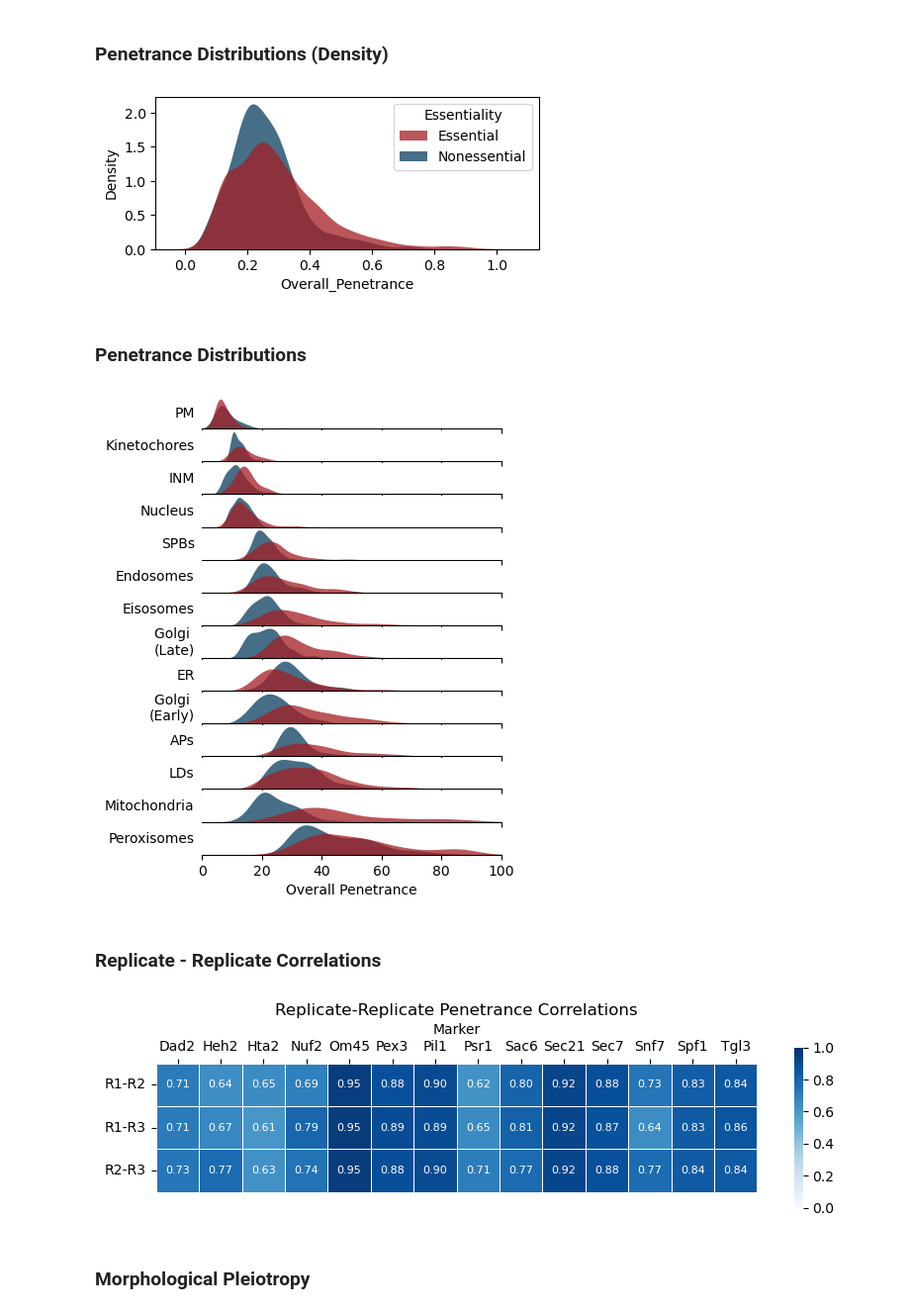
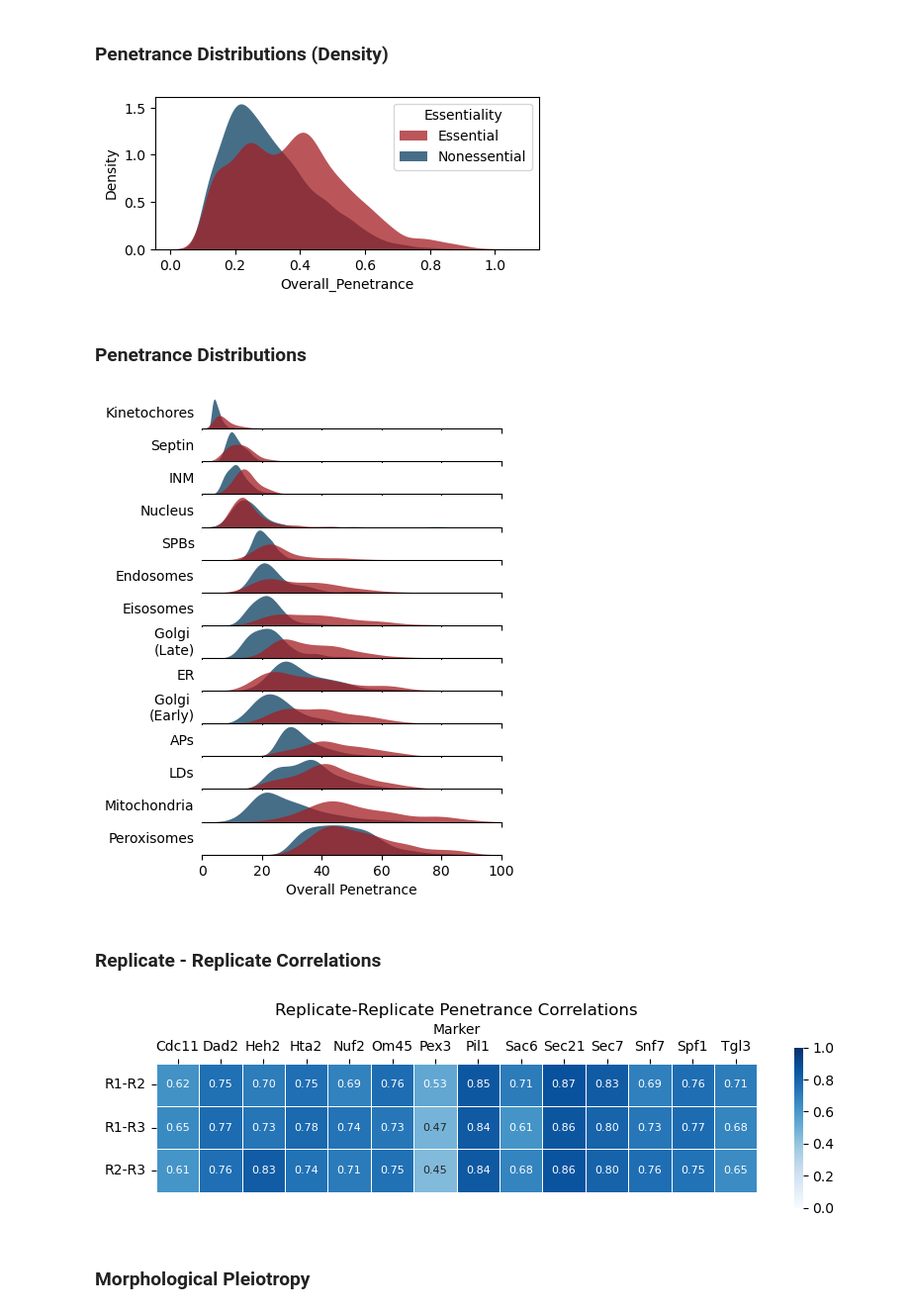
Before and after one commit to arsam-dj/MarkerProject, a Jupyter notebook: 12_make_plots_with_phenotype_data.ipynb, the cells around one changed output. Shown at 99% size. Cells and saved outputs as stored; diff of their text form; code cells hidden in the pictures.

```diff
--- a/12_make_plots_with_phenotype_data.ipynb
+++ b/12_make_plots_with_phenotype_data.ipynb
@@ -259,7 +303,7 @@ marker_dfs = []
 for marker in markers:
     marker_df = (
         pl
-        .read_excel(f"/home/alex/alex_files/markerproject_redux/strain_filtering/{phenotype_set}/filtered_strain_workbooks/{marker}_filtered_strains.xlsx", sheet_name="SheetD")
+        .read_excel(f"/home/alex/alex_files/markerproject_redux/strain_filtering/{phenotype_set}/filtered_strain_workbooks/{marker}_filtered_strains.xlsx", sheet_name=sheet_data)
         .select(["ORF", "Strain_ID"] + [pen_col_to_select])
         .filter(~pl.col("ORF").is_in(["YOR202W", "YMR271C"]))
         .rename({pen_col_to_select: marker})
@@ -350,7 +394,7 @@ for marker in markers:
 
     sheetD_ORFs =  (
         pl
-        .read_excel(f"/home/alex/alex_files/markerproject_redux/strain_filtering/{phenotype_set}/filtered_strain_workbooks/{marker}_filtered_strains.xlsx", sheet_name="SheetD")
+        .read_excel(f"/home/alex/alex_files/markerproject_redux/strain_filtering/{phenotype_set}/filtered_strain_workbooks/{marker}_filtered_strains.xlsx", sheet_name=sheet_data)
         .with_columns(
             (
                 pl
@@ -431,9 +475,9 @@ See https://github.com/pola-rs/polars/issues/22149 for more information.
 genes_causing_defects = []
 
 for marker in markers:
-    sheetD_ORFs =  (
+    sig_ORFs =  (
         pl
-        .read_excel(f"/home/alex/alex_files/markerproject_redux/strain_filtering/{phenotype_set}/filtered_strain_workbooks/{marker}_filtered_strains.xlsx", sheet_name="SheetD")
+        .read_excel(f"/home/alex/alex_files/markerproject_redux/strain_filtering/{phenotype_set}/filtered_strain_workbooks/{marker}_filtered_strains.xlsx", sheet_name=sheet_data)
         .with_columns(
             (
                 pl
@@ -444,12 +488,12 @@ for marker in markers:
             )
         .select(["Essentiality", "Overall_Penetrance"])
     )
-    genes_causing_defects.append(sheetD_ORFs)
+    genes_causing_defects.append(sig_ORFs)
 
 genes_causing_defects = (
     pl
     .concat(genes_causing_defects, how="vertical")
-    #.filter(pl.col("Overall_Penetrance") >= 0.1)
+    .filter(pl.col("Overall_Penetrance") >= 0.1)
     .to_pandas()
     )
 
@@ -470,7 +514,7 @@ if save_figs:
 plt.show()
 plt.close()
 # %% [output]
-[figure, old version]
+[figure, new version]
 # %% [markdown]
 ### Penetrance Distributions
 # %%
@@ -480,7 +524,7 @@ for marker in markers:
     #renamed_marker = {col: f"{marker}_{col}" for col in pen_cols_to_select}
     marker_df = (
         pl
-        .read_excel(f"/home/alex/alex_files/markerproject_redux/strain_filtering/{phenotype_set}/filtered_strain_workbooks/{marker}_filtered_strains.xlsx", sheet_name="SheetD")
+        .read_excel(f"/home/alex/alex_files/markerproject_redux/strain_filtering/{phenotype_set}/filtered_strain_workbooks/{marker}_filtered_strains.xlsx", sheet_name=sheet_data)
         .with_columns(
             (pl.lit(marker).alias("Marker")),
             (
@@ -579,7 +623,7 @@ if save_figs:
 plt.show()
 plt.close()
 # %% [output]
-[figure, old version]
+[figure, new version]
 # %% [markdown]
 ### Replicate - Replicate Correlations
 # %%
@@ -588,9 +632,9 @@ corr_matrices = []
 for marker in markers:
     ## Read data
     #renamed_marker = {col: f"{marker}_{col}" for col in pen_cols_to_select}
-    sheetD_strains = (
+    sig_strains = (
         pl
-        .read_excel(f"/home/alex/alex_files/markerproject_redux/strain_filtering/{phenotype_set}/filtered_strain_workbooks/{marker}_filtered_strains.xlsx", sheet_name="SheetD")
+        .read_excel(f"/home/alex/alex_files/markerproject_redux/strain_filtering/{phenotype_set}/filtered_strain_workbooks/{marker}_filtered_strains.xlsx", sheet_name=sheet_data)
         .select("Strain_ID", "ORF")
         .drop("ORF")
         .to_series()
@@ -601,7 +645,7 @@ for marker in markers:
         pl
         .read_csv(f"/home/alex/alex_files/markerproject_redux/strain_filtering/{phenotype_set}/per_replicate_penentrances_and_distances/{marker}_per_replicate_penetrances_and_distances.csv")
         .select(["ORF", "Strain_ID", "Penetrance_R1", "Penetrance_R2", "Penetrance_R3"])
-        .filter(pl.col("Strain_ID").is_in(sheetD_strains))
+        .filter(pl.col("Strain_ID").is_in(sig_strains))
         .rename({
             "Penetrance_R1": f"{marker}_R1",
             "Penetrance_R2": f"{marker}_R2",
@@ -649,34 +693,34 @@ corr_matrices = (
     .to_pandas()
     .set_index("Marker")
     )
 
 ## Plot
 nrows, ncols = corr_matrices.T.shape
 plt.figure(figsize=(0.7*ncols, 0.7*nrows))
 ax = sns.heatmap(
     corr_matrices.T,
     vmin=0,
     vmax=1,
     annot=True,
     annot_kws={"size":8},
     cmap="Blues",
     fmt=".2f",
     linewidths=0.5,
     square=True)
 
 plt.xticks(rotation=45, ha="left")
 plt.yticks(rotation=0, ha="right")
 
 ax.xaxis.tick_top()
 ax.xaxis.set_label_position("top")
 
 plt.title("Replicate-Replicate Penetrance Correlations")
 if save_figs:
     plt.savefig("/mnt/c/Users/peree/OneDrive/Desktop/replicate_correlations.pdf", format="pdf",  bbox_inches="tight")
 plt.show()
 plt.close()
 # %% [output]
-[figure, old version]
+[figure, new version]
 # %% [markdown]
 ### Morphological Pleiotropy
 # %%
```
Also changed, not shown: parts of 12 cells of this notebook.
